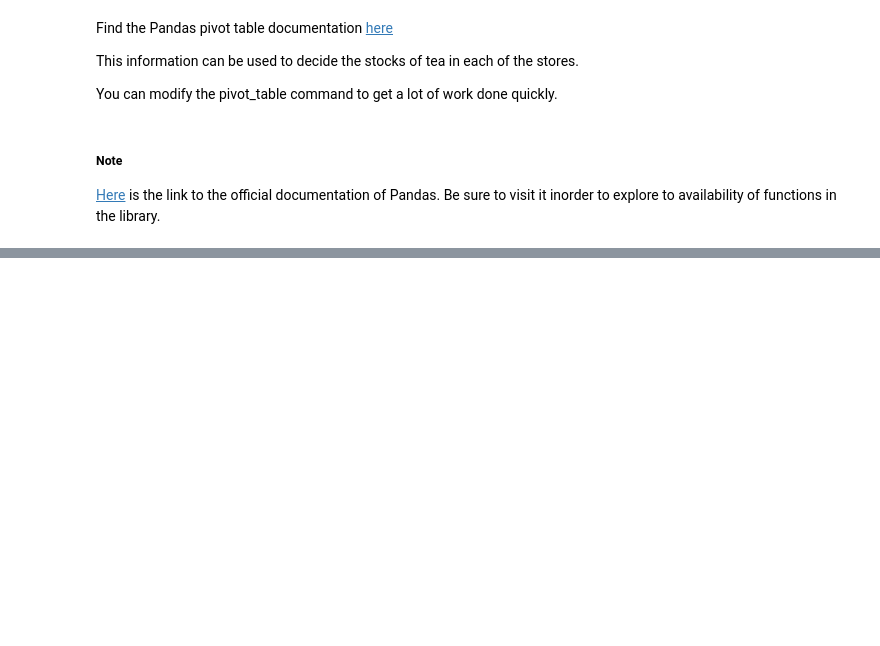
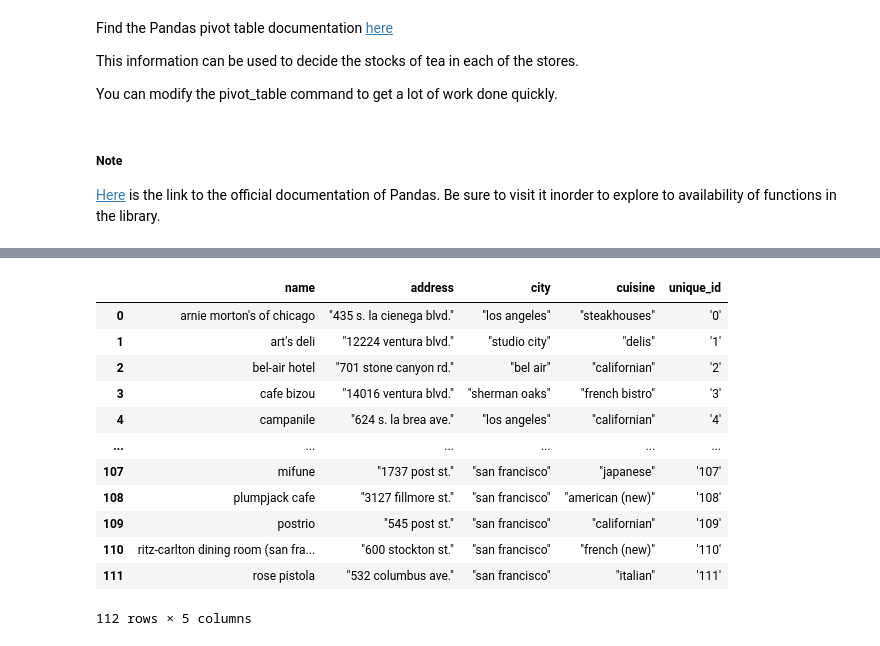
Before and after one commit to deepak-raghavendra-bhat/upgrad-msuoa, a Jupyter notebook: 3-mod2-pandas/Oprations in Pandas.ipynb, the cells around one changed output, grey strips where cells are left out. Cells and saved outputs as stored; diff of their text form; code cells hidden in the pictures; blank space fills up the shorter version.

```diff
--- a/3-mod2-pandas/Oprations in Pandas.ipynb
+++ b/3-mod2-pandas/Oprations in Pandas.ipynb
@@ -377,3 +439,9 @@ data_2016.pivot_table(index = "Location", columns = "Month", values = "Sunshine"
 ##### Note
 
 [Here](https://pandas.pydata.org/pandas-docs/stable/index.html) is the link to the official documentation of Pandas. Be sure to visit it inorder to explore to availability of functions in the library.
+# %%
+import pandas as pd
+df_1 = pd.read_csv('https://media-doselect.s3.amazonaws.com/generic/0gPv2eEQRrk2wgkYRqaVkqLeo/restaurant-1.csv')
+df_2 = pd.read_csv('https://media-doselect.s3.amazonaws.com/generic/5JgANVqwLkBYwxkyZ7VK2XEpA/restaurant-2.csv')
+# df_3 = #Type your code here.
+# print(df_3.head(20)
@@ -379,0 +466,16 @@ data_2016.pivot_table(index = "Location", columns = "Month", values = "Sunshine"
+# %%
+df_1
+# %% [output]
+|  | name | address | city | cuisine | unique_id |
+| 0 | arnie morton's of chicago | "435 s. la cienega blvd." | "los angeles" | "steakhouses" | '0' |
+| 1 | art's deli | "12224 ventura blvd." | "studio city" | "delis" | '1' |
+| 2 | bel-air hotel | "701 stone canyon rd." | "bel air" | "californian" | '2' |
+| 3 | cafe bizou | "14016 ventura blvd." | "sherman oaks" | "french bistro" | '3' |
+| 4 | campanile | "624 s. la brea ave." | "los angeles" | "californian" | '4' |
+| ... | ... | ... | ... | ... | ... |
+| 107 | mifune | "1737 post st." | "san francisco" | "japanese" | '107' |
+| 108 | plumpjack cafe | "3127 fillmore st." | "san francisco" | "american (new)" | '108' |
+| 109 | postrio | "545 post st." | "san francisco" | "californian" | '109' |
+| 110 | ritz-carlton dining room (san fra... | "600 stockton st." | "san francisco" | "french (new)" | '110' |
+| 111 | rose pistola | "532 columbus ave." | "san francisco" | "italian" | '111' |
+112 rows × 5 columns
```
Also changed, not shown: parts of 9 cells of this notebook, 1 other file.
